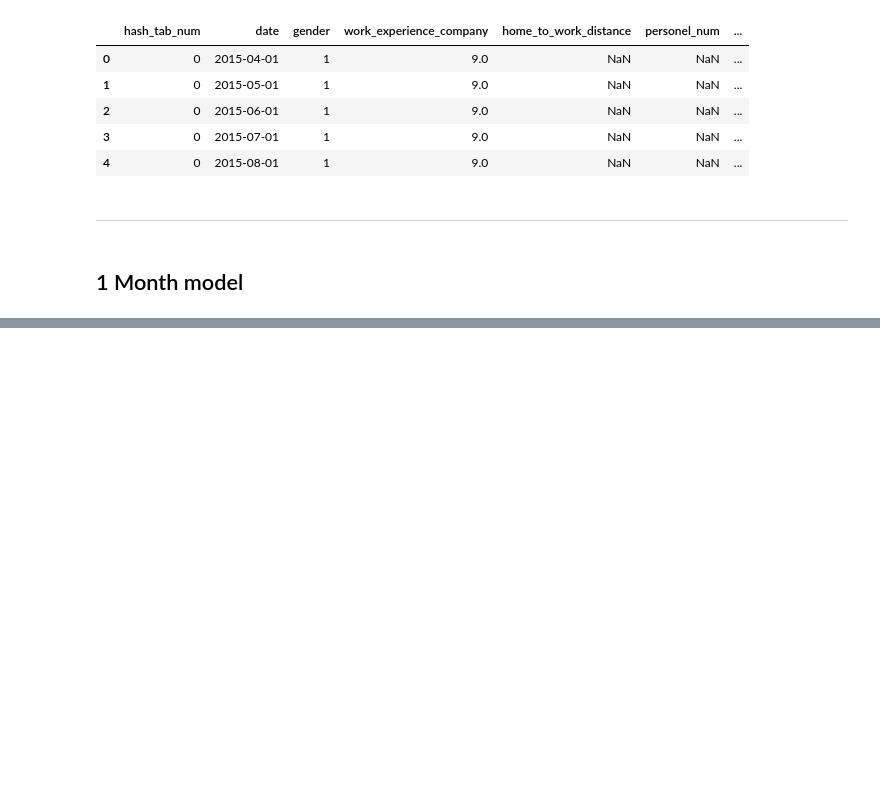
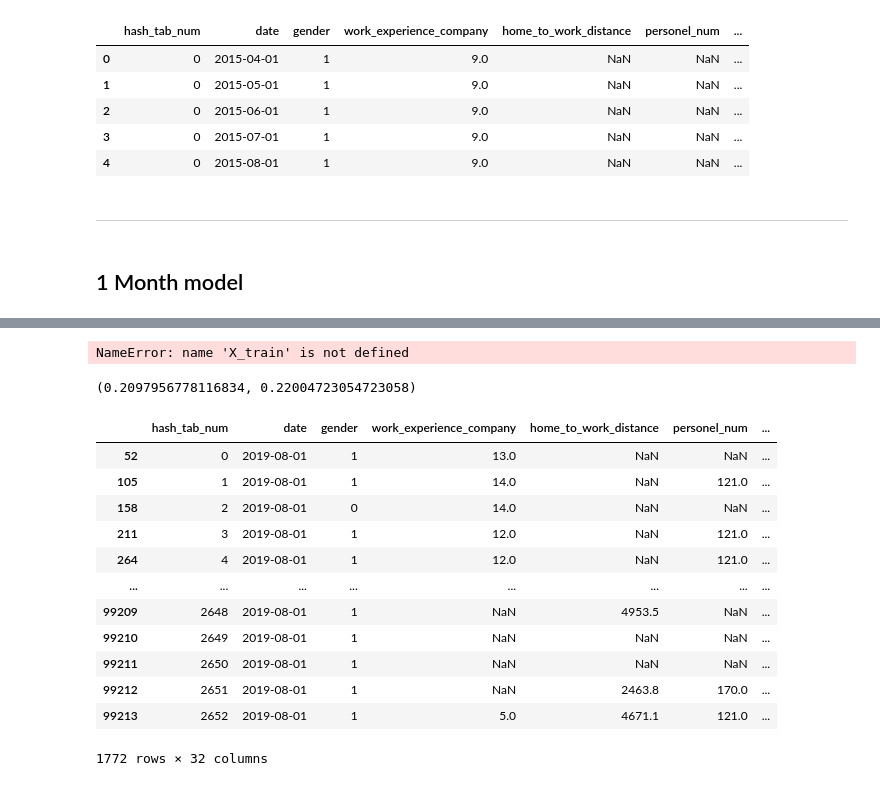
Before and after one commit to astromid/nornickelhackaton-track2, a Jupyter notebook: notebooks/04_dim-validation_scheme.ipynb, the cells around one changed output, grey strips where cells are left out. Cells and saved outputs as stored; diff of their text form; code cells hidden in the pictures; blank space fills up the shorter version.

```diff
--- a/notebooks/04_dim-validation_scheme.ipynb
+++ b/notebooks/04_dim-validation_scheme.ipynb
@@ -258,0 +415,2 @@ for idx, prediction_date in enumerate(prediction_dates):
+# %%
+m11 = run_training(months=11, check_shift=1)
@@ -258,0 +435,2 @@ for idx, prediction_date in enumerate(prediction_dates):
+# %%
+m12 = run_training(months=12, check_shift=1)
@@ -258,0 +455,2 @@ for idx, prediction_date in enumerate(prediction_dates):
+# %%
+result_models = [m1, m2, m3, m4, m5, m6, m7, m8, m9, m10, m11, m12]
@@ -258,0 +459,15 @@ for idx, prediction_date in enumerate(prediction_dates):
+# %%
+results = []
+
+for month in range(1, 13):
+    submission_extra['date'] = submission_extra['orig_date'] + pd.DateOffset(months=month)
+    new_df = target_date_features(submission_extra)
+    X = new_df.drop(columns=['hash_tab_num', 'date', 'orig_date', 'target']).fillna(-100)
+
+    model = result_models[month - 1][0]
+    th = np.mean(result_models[month - 1][2])
+    submission_extra['target'] = (model.predict_proba(X)[:, 1] >= th).astype(int)
+    results.append(submission_extra[['hash_tab_num', 'date', 'target']].copy())
+
+result_df = pd.concat(results, ignore_index=True)
+result_df.head()
@@ -258,0 +506,24 @@ for idx, prediction_date in enumerate(prediction_dates):
+# %%
+X_train.columns
+# %% [output]
+NameError: name 'X_train' is not defined
+# %%
+np.mean(m2[2]), np.mean(m2[2][-10:])
+# %% [output]
+(0.2097956778116834, 0.22004723054723058)
+# %%
+target_date_features(submission_extra)
+# %% [output]
+|  | hash_tab_num | date | gender | work_experience_company | home_to_work_distance | personel_num | ... |
+| 52 | 0 | 2019-08-01 | 1 | 13.0 | NaN | NaN | ... |
+| 105 | 1 | 2019-08-01 | 1 | 14.0 | NaN | 121.0 | ... |
+| 158 | 2 | 2019-08-01 | 0 | 14.0 | NaN | NaN | ... |
+| 211 | 3 | 2019-08-01 | 1 | 12.0 | NaN | 121.0 | ... |
+| 264 | 4 | 2019-08-01 | 1 | 12.0 | NaN | 121.0 | ... |
+| ... | ... | ... | ... | ... | ... | ... | ... |
+| 99209 | 2648 | 2019-08-01 | 1 | NaN | 4953.5 | NaN | ... |
+| 99210 | 2649 | 2019-08-01 | 1 | NaN | NaN | NaN | ... |
+| 99211 | 2650 | 2019-08-01 | 1 | NaN | NaN | NaN | ... |
+| 99212 | 2651 | 2019-08-01 | 1 | NaN | 2463.8 | 170.0 | ... |
+| 99213 | 2652 | 2019-08-01 | 1 | 5.0 | 4671.1 | 121.0 | ... |
+1772 rows × 32 columns
```
Also changed, not shown: parts of 26 cells of this notebook, 1 other file.
